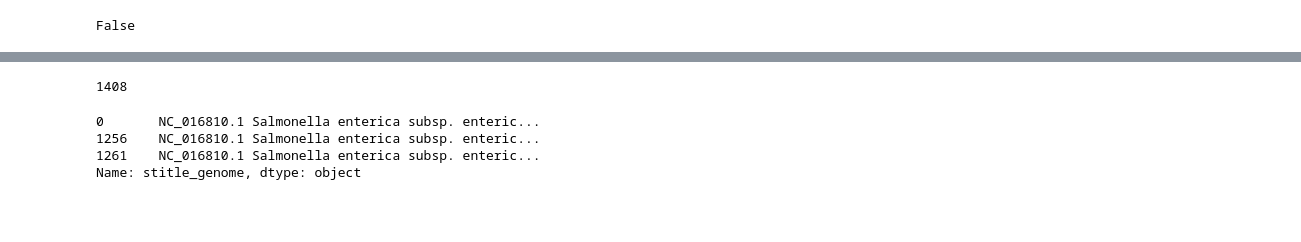
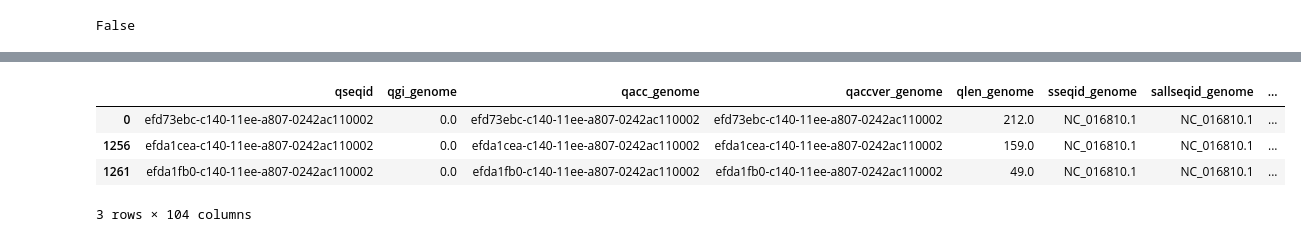
Before and after one commit to mtsz-thiago/sRNAs_Interactomes, a Jupyter notebook: notebooks/output_data_exploration.ipynb, the cells around one changed output, grey strips where cells are left out. Drawn from its saved outputs; the diff is of its cells as text; code cells hidden in the pictures; blank space fills up the shorter version.

```diff
--- a/src/output_data_exploration.ipynb
+++ b/notebooks/output_data_exploration.ipynb
@@ -36,5 +36,5 @@ cds_columns
 # %%
 esp_df['gene'] = esp_df['stitle_cds'].str.extract(r'gene=(\w+)')
 esp_df['locus_tag'] = esp_df['stitle_cds'].str.extract(r'locus_tag=(\w+)')
-esp_df['expected_gene'] = esp_df['expected'].str.extract(r'(\w+)\(')
-esp_df['expected_locus_tag'] = esp_df['expected'].str.extract(r'(SL\d+_\d+)')
+esp_df['expected_gene'] = esp_df['name'].str.extract(r'(\w+)\(')
+esp_df['expected_locus_tag'] = esp_df['name'].str.extract(r'(SL\d+_\d+)')
@@ -76,11 +70,8 @@ esp_df
-# %%
-len(esp_df)
-# %% [output]
-1408
 # %%
-esp_df(esp_df.query("name == 'thrL(SL1344_0001)'"))
+esp_df.query("name == 'thrL(SL1344_0001)'")
 # %% [output]
+|  | qseqid | qgi_genome | qacc_genome | qaccver_genome | qlen_genome | sseqid_genome | sallseqid_genome | ... |
+| 0 | efd73ebc-c140-11ee-a807-0242ac110002 | 0.0 | efd73ebc-c140-11ee-a807-0242ac110002 | efd73ebc-c140-11ee-a807-0242ac110002 | 212.0 | NC_016810.1 | NC_016810.1 | ... |
+| 1256 | efda1cea-c140-11ee-a807-0242ac110002 | 0.0 | efda1cea-c140-11ee-a807-0242ac110002 | efda1cea-c140-11ee-a807-0242ac110002 | 159.0 | NC_016810.1 | NC_016810.1 | ... |
+| 1261 | efda1fb0-c140-11ee-a807-0242ac110002 | 0.0 | efda1fb0-c140-11ee-a807-0242ac110002 | efda1fb0-c140-11ee-a807-0242ac110002 | 49.0 | NC_016810.1 | NC_016810.1 | ... |
-0       NC_016810.1 Salmonella enterica subsp. enteric...
-1256    NC_016810.1 Salmonella enterica subsp. enteric...
-1261    NC_016810.1 Salmonella enterica subsp. enteric...
-Name: stitle_genome, dtype: object
+3 rows × 104 columns
```
Also changed, not shown: parts of 3 cells of this notebook, 1 other file.
